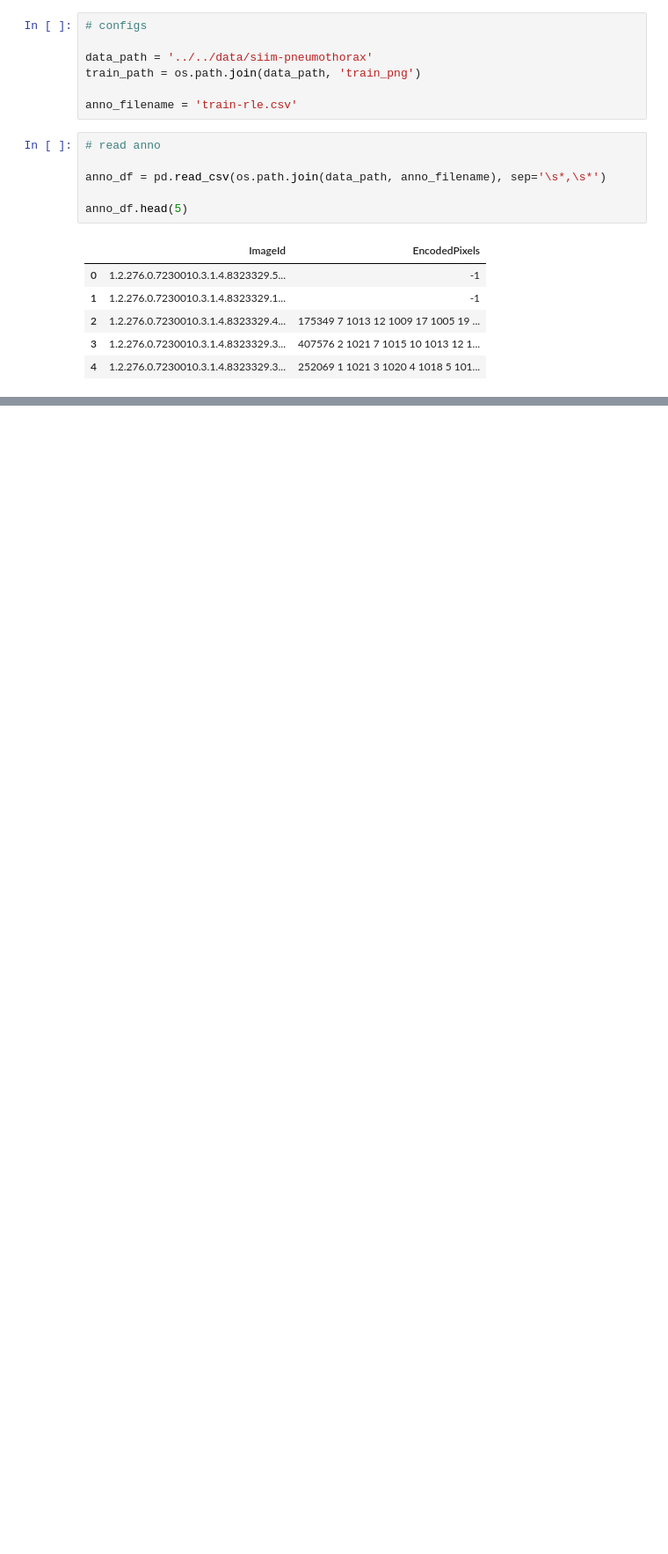
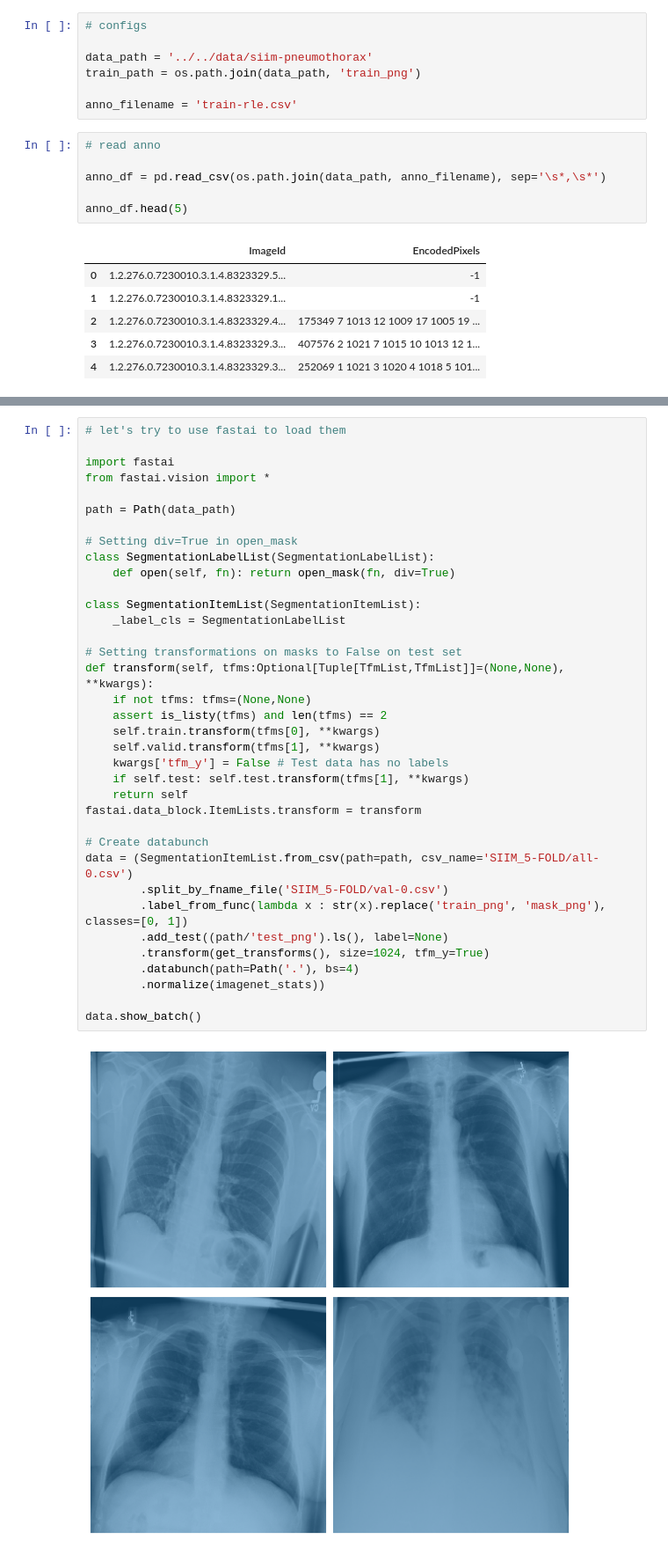
Before and after one commit to xiedidan/siim-pneumothorax, a Jupyter notebook: data-preprocess.ipynb, the cells around one changed output, grey strips where cells are left out. Shown at 88% size. Cells and saved outputs as stored; diff of their text form; blank space fills up the shorter version.

```diff
--- a/data-preprocess.ipynb
+++ b/data-preprocess.ipynb
@@ -125,0 +220,38 @@ with dup: 3286, without dup: 2379
+# %%
+# let's try to use fastai to load them
+
+import fastai
+from fastai.vision import *
+
+path = Path(data_path)
+
+# Setting div=True in open_mask
+class SegmentationLabelList(SegmentationLabelList):
+    def open(self, fn): return open_mask(fn, div=True)
+
+class SegmentationItemList(SegmentationItemList):
+    _label_cls = SegmentationLabelList
+
+# Setting transformations on masks to False on test set
+def transform(self, tfms:Optional[Tuple[TfmList,TfmList]]=(None,None), **kwargs):
+    if not tfms: tfms=(None,None)
+    assert is_listy(tfms) and len(tfms) == 2
+    self.train.transform(tfms[0], **kwargs)
+    self.valid.transform(tfms[1], **kwargs)
+    kwargs['tfm_y'] = False # Test data has no labels
+    if self.test: self.test.transform(tfms[1], **kwargs)
+    return self
+fastai.data_block.ItemLists.transform = transform
+
+# Create databunch
+data = (SegmentationItemList.from_csv(path=path, csv_name='SIIM_5-FOLD/all-0.csv')
+        .split_by_fname_file('SIIM_5-FOLD/val-0.csv')
+        .label_from_func(lambda x : str(x).replace('train_png', 'mask_png'), classes=[0, 1])
+        .add_test((path/'test_png').ls(), label=None)
+        .transform(get_transforms(), size=1024, tfm_y=True)
+        .databunch(path=Path('.'), bs=4)
+        .normalize(imagenet_stats))
+
+data.show_batch()
+# %% [output]
+[figure, added]
```
Also changed, not shown: parts of 7 cells of this notebook, 13 other files.
